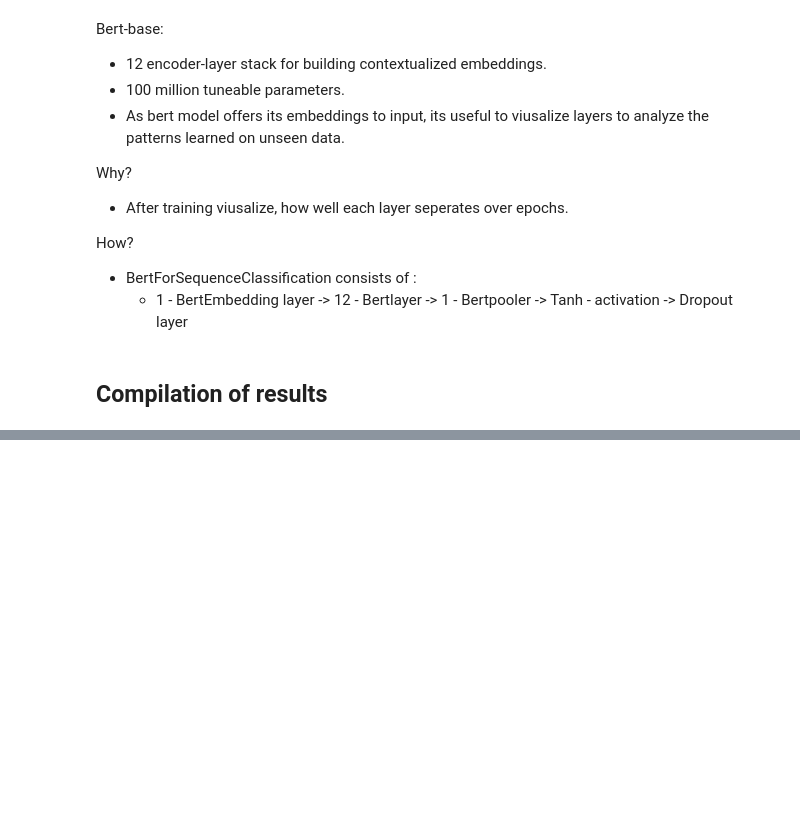
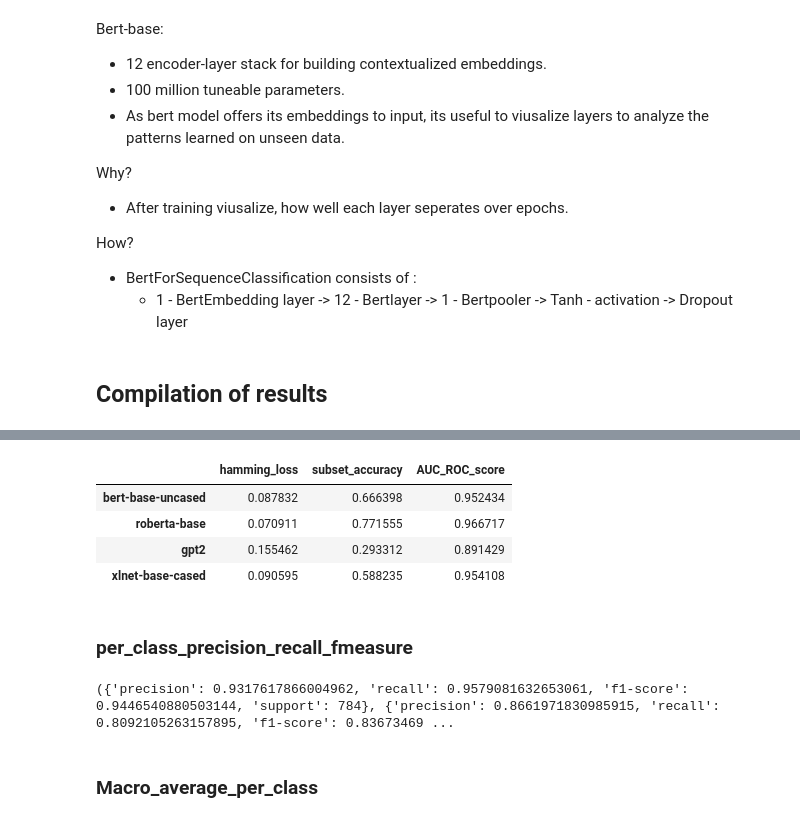
Before and after one commit to mvdheram/Stereotypical-Social-bias-detection-, a Jupyter notebook: Language_model_and_visualization_notes.ipynb, the cells around one changed output, grey strips where cells are left out. Drawn from its saved outputs; the diff is of its cells as text; code cells hidden in the pictures; blank space fills up the shorter version.

```diff
--- a/Language_model_and_visualization_notes.ipynb
+++ b/Language_model_and_visualization_notes.ipynb
@@ -117,0 +188,17 @@ How?
+# %%
+bert = bert_metrics['hamming_loss'],bert_metrics['subset_accuracy'],bert_metrics['AUC_ROC_score']
+roberta = roberta_metrics['hamming_loss'],roberta_metrics['subset_accuracy'],roberta_metrics['AUC_ROC_score']
+gpt2 = gpt2_metrics['hamming_loss'],gpt2_metrics['subset_accuracy'],gpt2_metrics['AUC_ROC_score']
+xlnet = xlnet_metrics['hamming_loss'],xlnet_metrics['subset_accuracy'],xlnet_metrics['AUC_ROC_score']
+# %%
+hs_metrics = pd.DataFrame([bert,roberta,gpt2,xlnet],index=['bert-base-uncased','roberta-base','gpt2','xlnet-base-cased'],columns=['hamming_loss','subset_accuracy','AUC_ROC_score'])
+# %%
+hs_metrics
+# %% [output]
+|  | hamming_loss | subset_accuracy | AUC_ROC_score |
+| bert-base-uncased | 0.087832 | 0.666398 | 0.952434 |
+| roberta-base | 0.070911 | 0.771555 | 0.966717 |
+| gpt2 | 0.155462 | 0.293312 | 0.891429 |
+| xlnet-base-cased | 0.090595 | 0.588235 | 0.954108 |
+# %% [markdown]
+### per_class_precision_recall_fmeasure
@@ -118,3 +209,10 @@ How?
+# %%
+for
+bert = bert_metrics['Classification_report']['Ethnicity'],bert_metrics['Classification_report']['gender'], bert_metrics['Classification_report']['profession'],bert_metrics['Classification_report']['religion'], bert_metrics['Classification_report']['Anti-stereotype'],bert_metrics['Classification_report']['stereotype'],bert_metrics['Classification_report']['unrelated']
+# %% [output]
+({'precision': 0.9317617866004962, 'recall': 0.9579081632653061, 'f1-score': 0.9446540880503144, 'support': 784}, {'precision': 0.8661971830985915, 'recall': 0.8092105263157895, 'f1-score': 0.83673469 ...
+# %% [markdown]
+### Macro_average_per_class
 # %%
 import pandas as pd
 
```
Also changed, not shown: parts of 16 cells of this notebook.
